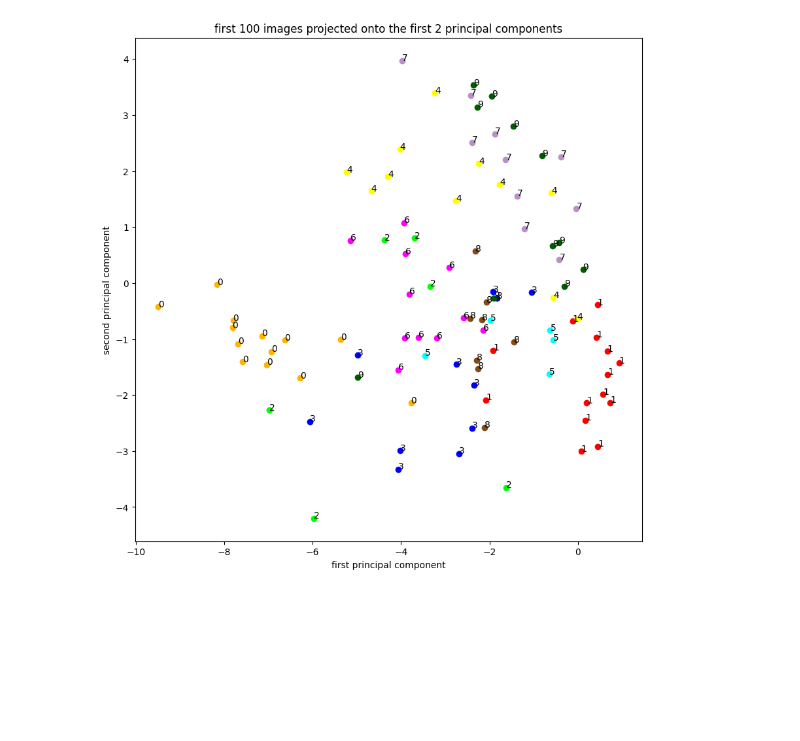
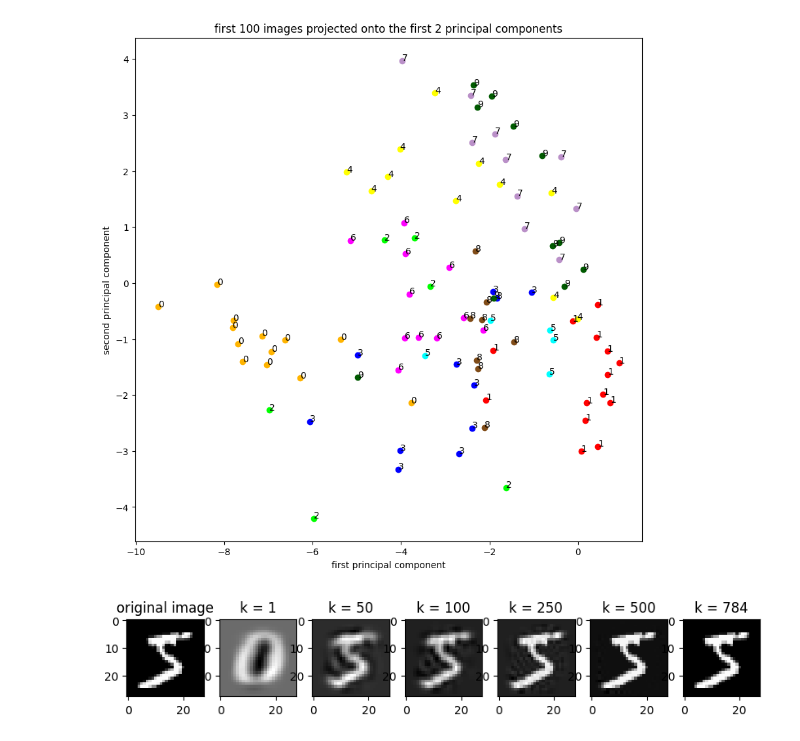
Before and after one commit to EnesAgirman/Mnist-classifier-with-Logistic-Regression, a Jupyter notebook: PCA.ipynb, the cells around one changed output. Saved outputs shown, nothing was run; the diff lists cells and outputs as text; code cells hidden in the pictures; blank space fills up the shorter version.

```diff
--- a/PCA.ipynb
+++ b/PCA.ipynb
@@ -170,3 +170,34 @@ plt.title("first 100 images projected onto the first 2 principal components")
 plt.show()
 # %% [output]
 [figure]
+# %%
+def reconstruct_image(original_image, k):
+    # reconstruct the original image using k principal components
+    reconstructed_image = np.dot(np.dot(original_image, train_eigenvectors[:, :k]), train_eigenvectors[:, :k].T)
+    return reconstructed_image
+# %%
+# reconstruct an original digit image using k principal components
+# choose k from 1, 50, 100, 250, 500, 784 and display the results as columns
+
+original_image = x_train[0]
+
+# display the original image
+plt.figure(figsize=(10, 10))
+plt.subplot(1, 7, 1)
+plt.imshow(original_image.reshape(28, 28), cmap=plt.cm.gray)
+plt.title("original image")
+
+for i, k in enumerate([1, 50, 100, 250, 500, 784]):
+
+    # reconstruct the image using k principal components
+    reconstructed_image = reconstruct_image(original_image, k)
+
+    # reshape the reconstructed image from 784x1 to 28x28 to be able to display it as an image
+    reconstructed_image = reconstructed_image.reshape(28, 28)
+
+    # display the results
+    plt.subplot(1, 7, i+2)
+    plt.imshow(reconstructed_image, cmap=plt.cm.gray)
+    plt.title(f"k = {k}")
+# %% [output]
+[figure, added]
```
